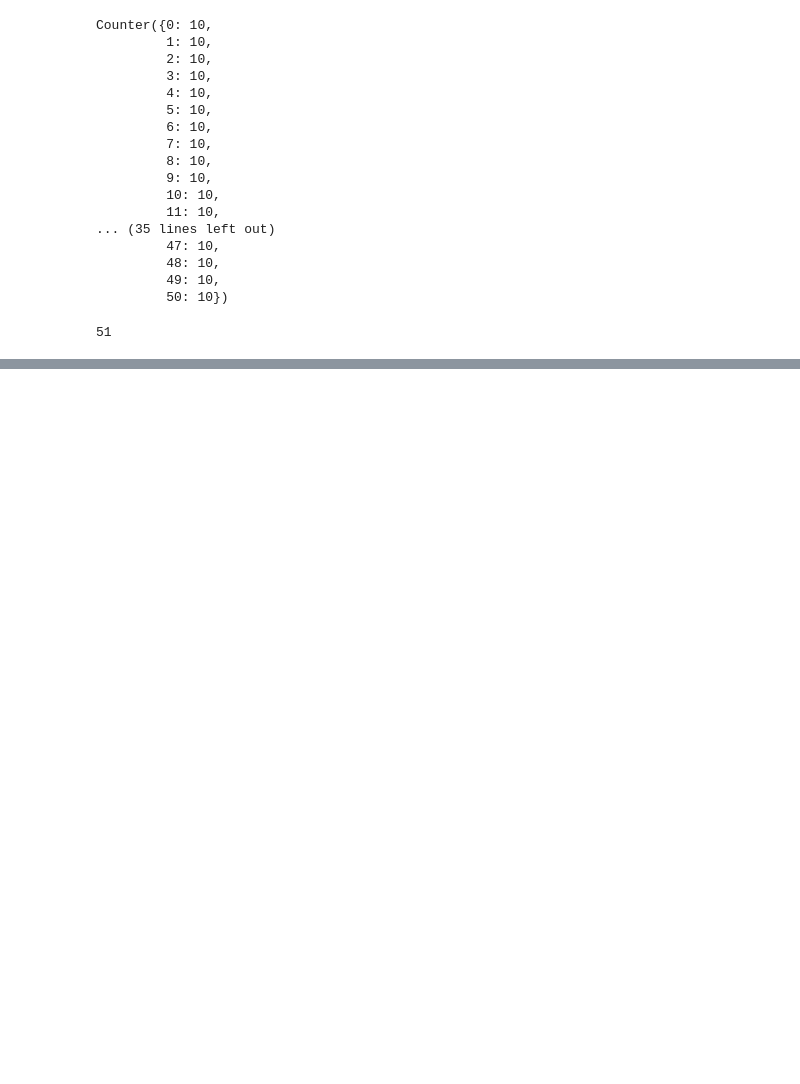
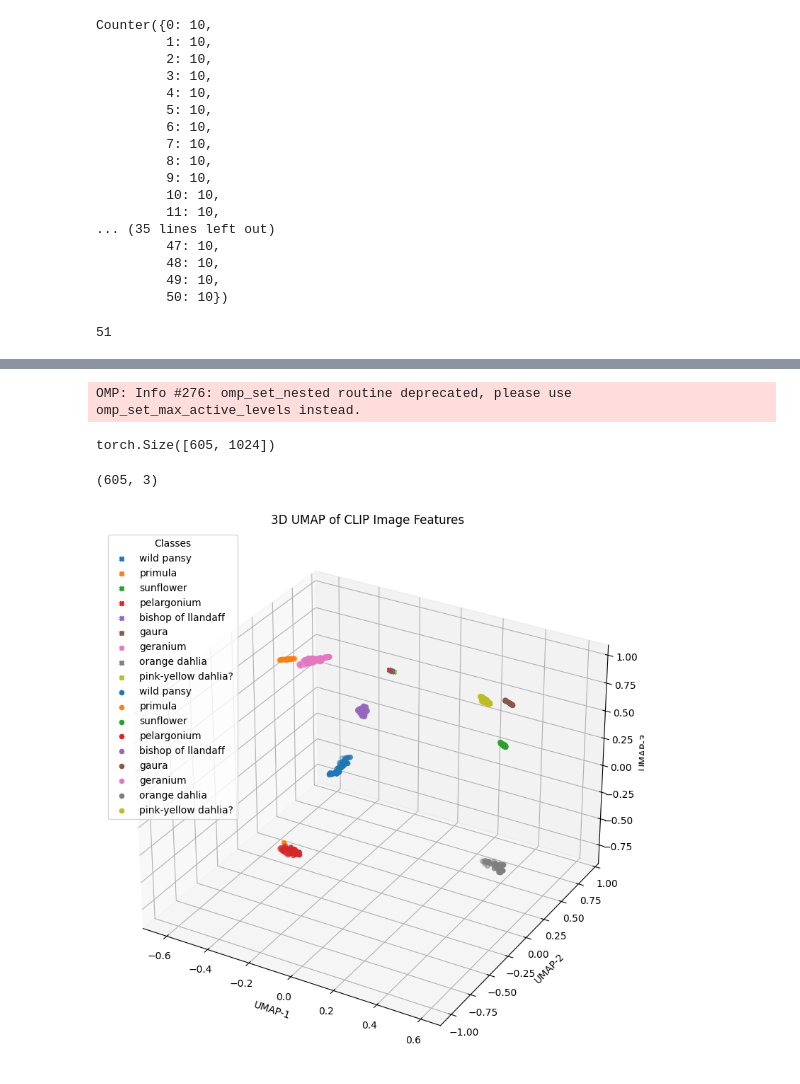
Before and after one commit to bacobax/DeepL-project, a Jupyter notebook: notebooks/images_embedding_space.ipynb, the cells around one changed output, grey strips where cells are left out. Drawn from its saved outputs; the diff is of its cells as text; code cells hidden in the pictures; blank space fills up the shorter version.

```diff
--- a/notebooks/images_embedding_space.ipynb
+++ b/notebooks/images_embedding_space.ipynb
@@ -592,0 +610,8 @@ len(c)
+# %%
+from collections import Counter
+
+len(test_novel)
+new_test_novel = [sample for sample in test_set if sample[1] in novel_classes[:9]]
+print(set(sample[1] for sample in new_test_novel))
+counter = Counter([sample[1] for sample in new_test_novel])
+print(counter)
@@ -592,0 +693,59 @@ len(c)
+# %%
+overall_fts = torch.cat([image_features, prompt_embeddings])
+reducer = umap.UMAP(n_components=3, n_neighbors=15, min_dist=0.1, metric='cosine')
+transformed_overall_fts = reducer.fit_transform(overall_fts.cpu().numpy())
+transformed_overall_fts.shape
+# %% [output]
+OMP: Info #276: omp_set_nested routine deprecated, please use omp_set_max_active_levels instead.
+torch.Size([605, 1024])
+# %%
+transformed_overall_fts.shape
+# %% [output]
+(605, 3)
+# %%
+transformed_img_fts = transformed_overall_fts[:img_ft_idx]
+transformed_prompt_fts = transformed_overall_fts[img_ft_idx:]
+transformed_img_fts = transformed_img_fts / np.linalg.norm(transformed_img_fts, axis=1, keepdims=True)
+transformed_prompt_fts = transformed_prompt_fts / np.linalg.norm(transformed_prompt_fts, axis=1, keepdims=True)
+# %%
+colors = plt.cm.tab10(unique_targets / 10)  # up to 10 classes
+
+# Plot
+fig = plt.figure(figsize=(10, 8))
+ax = fig.add_subplot(111, projection='3d')
+
+for i, emb in enumerate(transformed_prompt_fts):
+
+    ax.scatter(
+        emb[0],
+        emb[1],
+        emb[2],
+        s=20,
+        color=plt.cm.tab10(i / 10),
+        marker="X",
+        label=prompt_labels[i]
+    )
+
+for i, class_id in enumerate(unique_targets):
+    idx = targets == class_id
+    ax.scatter(
+        transformed_img_fts[idx, 0],
+        transformed_img_fts[idx, 1],
+        transformed_img_fts[idx, 2],
+        s=20,
+        color=plt.cm.tab10(i / 10),
+        label=CLASS_NAMES[class_id],
+
+    )
+
+
+# Legend
+ax.legend(title="Classes")
+ax.set_title("3D UMAP of CLIP Image Features")
+ax.set_xlabel("UMAP-1")
+ax.set_ylabel("UMAP-2")
+ax.set_zlabel("UMAP-3")
+plt.tight_layout()
+plt.show()
+# %% [output]
+[figure, added]
```
Also changed, not shown: parts of 7 cells of this notebook, 4 other files.
